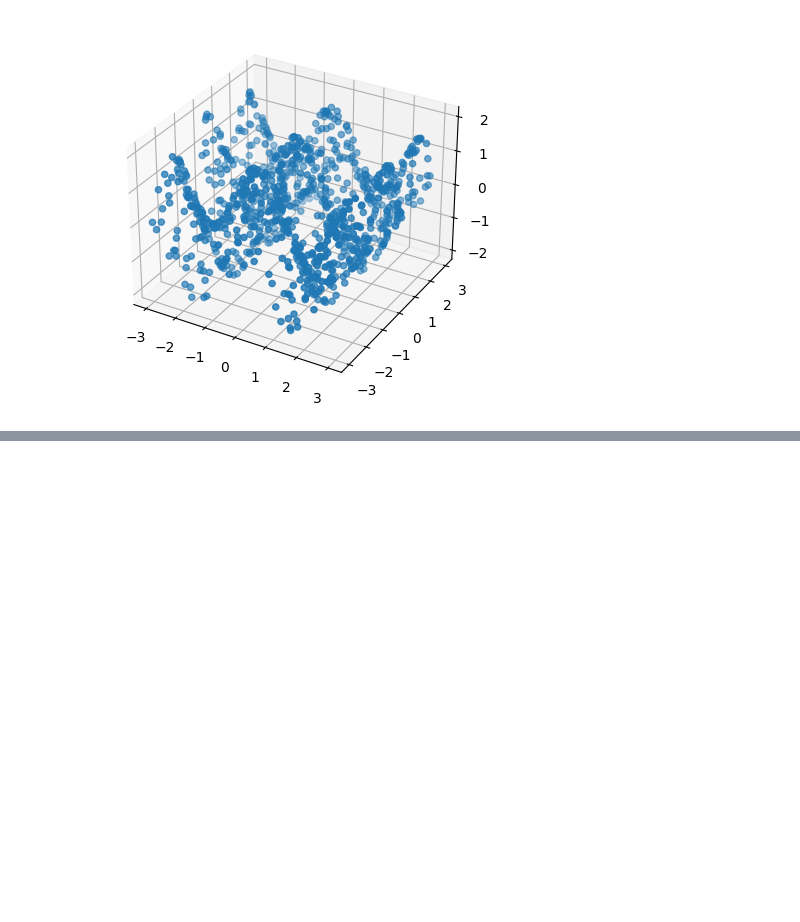
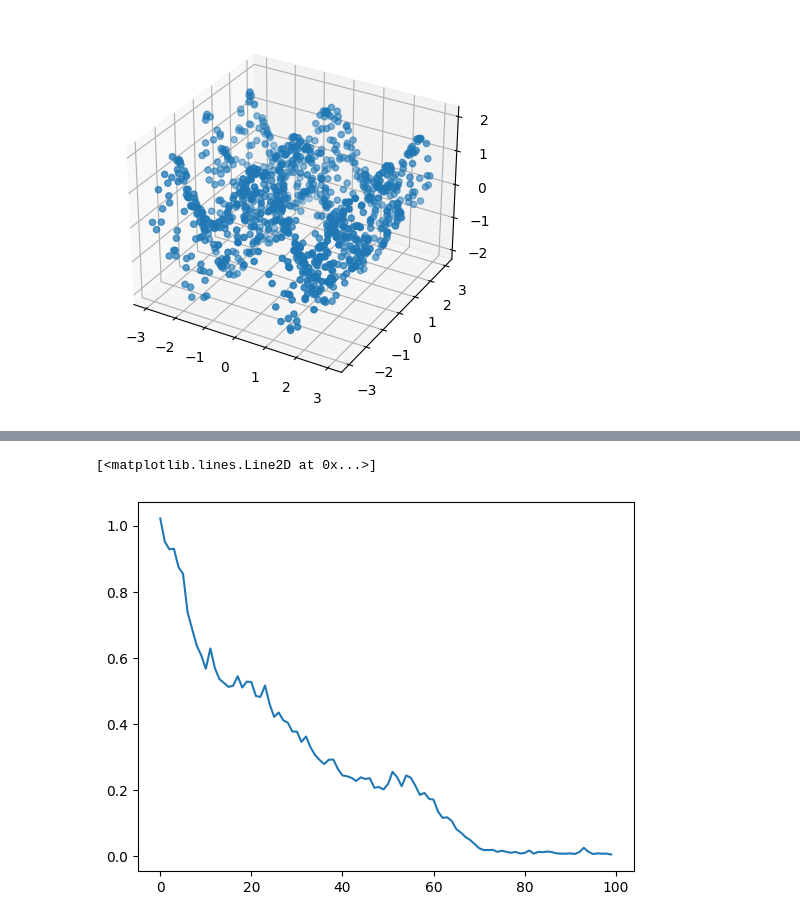
Before and after one commit to JonasHagstrom79/Advanced_Computer_Vision, a Jupyter notebook: 04_ANN_Regression.ipynb, the cells around one changed output, grey strips where cells are left out. Cells and saved outputs as stored; diff of their text form; code cells hidden in the pictures; blank space fills up the shorter version.

```diff
--- a/04_ANN_Regression.ipynb
+++ b/04_ANN_Regression.ipynb
@@ -20,3 +20,14 @@ ax.scatter(X[:,0], X[:,1], Y)
 plt.show()
 # %% [output]
 [figure]
+# %%
+# build the model
+model = tf.keras.models.Sequential([
+    tf.keras.layers.Dense(128, input_shape=(2,), activation="relu"),
+    tf.keras.layers.Dense(1)
+])
+# %%
+# compile and fit
+opt = tf.keras.optimizers.Adam(0.01)
+model.compile(optimizer=opt, loss="mse")
+r = model.fit(X, Y, epochs=100)
@@ -22,0 +52,6 @@ plt.show()
+# %%
+# plot the loss
+plt.plot(r.history["loss"], label='loss')
+# %% [output]
+[<matplotlib.lines.Line2D at 0x...>]
+[figure, added]
```
Also changed, not shown: parts of 3 cells of this notebook.
